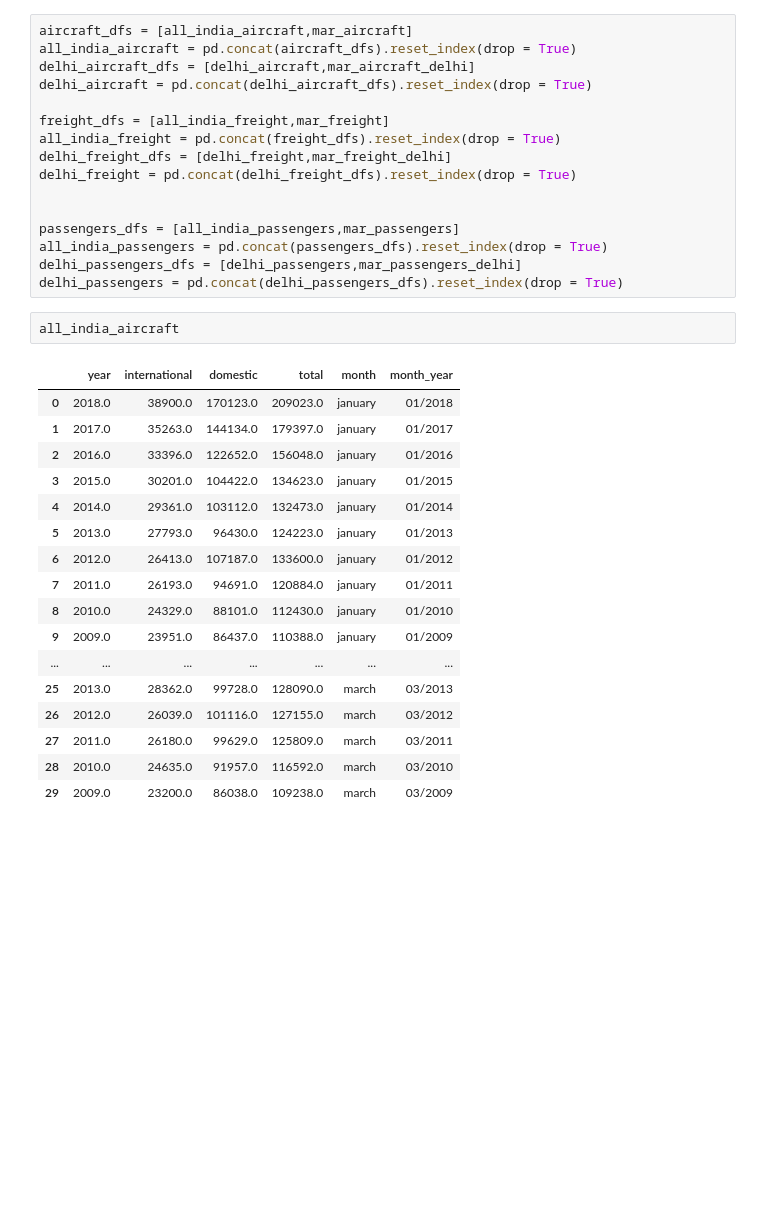
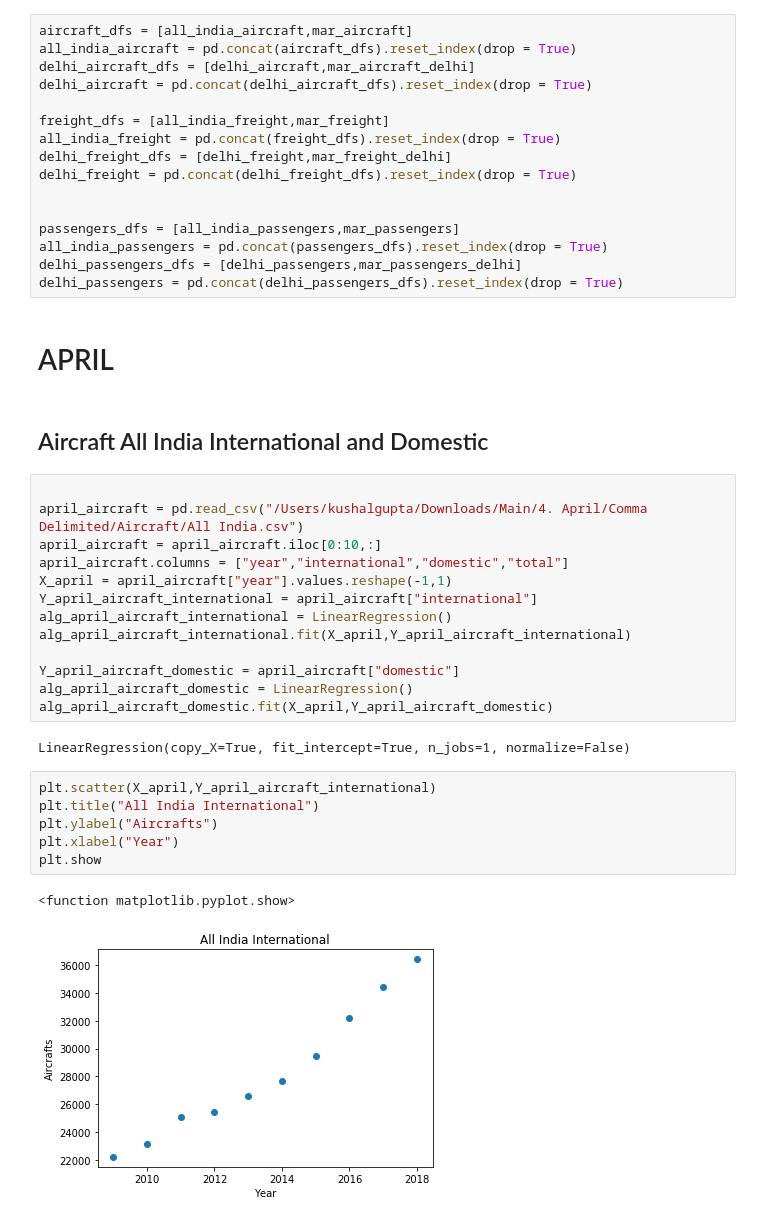
Before and after one commit to kushalguptadeveloper/Airport-Authority-Of-India-Internship-Project, a Jupyter notebook: AAI.ipynb, the cells around one changed output. Drawn from its saved outputs; the diff is of its cells as text; blank space fills up the shorter version.

Commit message:
models and graphs for april added

```diff
--- a/AAI.ipynb
+++ b/AAI.ipynb
@@ -724,23 +724,31 @@ passengers_dfs = [all_india_passengers,mar_passengers]
 all_india_passengers = pd.concat(passengers_dfs).reset_index(drop = True)
 delhi_passengers_dfs = [delhi_passengers,mar_passengers_delhi]
 delhi_passengers = pd.concat(delhi_passengers_dfs).reset_index(drop = True)
-# %%
-all_india_aircraft
-# %% [output]
-|  | year | international | domestic | total | month | month_year |
-| 0 | 2018.0 | 38900.0 | 170123.0 | 209023.0 | january | 01/2018 |
-| 1 | 2017.0 | 35263.0 | 144134.0 | 179397.0 | january | 01/2017 |
-| 2 | 2016.0 | 33396.0 | 122652.0 | 156048.0 | january | 01/2016 |
-| 3 | 2015.0 | 30201.0 | 104422.0 | 134623.0 | january | 01/2015 |
-| 4 | 2014.0 | 29361.0 | 103112.0 | 132473.0 | january | 01/2014 |
-| 5 | 2013.0 | 27793.0 | 96430.0 | 124223.0 | january | 01/2013 |
-| 6 | 2012.0 | 26413.0 | 107187.0 | 133600.0 | january | 01/2012 |
-| 7 | 2011.0 | 26193.0 | 94691.0 | 120884.0 | january | 01/2011 |
-| 8 | 2010.0 | 24329.0 | 88101.0 | 112430.0 | january | 01/2010 |
-| 9 | 2009.0 | 23951.0 | 86437.0 | 110388.0 | january | 01/2009 |
-| ... | ... | ... | ... | ... | ... | ... |
-| 25 | 2013.0 | 28362.0 | 99728.0 | 128090.0 | march | 03/2013 |
-| 26 | 2012.0 | 26039.0 | 101116.0 | 127155.0 | march | 03/2012 |
-| 27 | 2011.0 | 26180.0 | 99629.0 | 125809.0 | march | 03/2011 |
-| 28 | 2010.0 | 24635.0 | 91957.0 | 116592.0 | march | 03/2010 |
-| 29 | 2009.0 | 23200.0 | 86038.0 | 109238.0 | march | 03/2009 |
+# %% [markdown]
+# APRIL
+# %% [markdown]
+## Aircraft All India International and Domestic
+# %%
+
+april_aircraft = pd.read_csv("/Users/kushalgupta/Downloads/Main/4. April/Comma Delimited/Aircraft/All India.csv")
+april_aircraft = april_aircraft.iloc[0:10,:]
+april_aircraft.columns = ["year","international","domestic","total"]
+X_april = april_aircraft["year"].values.reshape(-1,1)
+Y_april_aircraft_international = april_aircraft["international"]
+alg_april_aircraft_international = LinearRegression()
+alg_april_aircraft_international.fit(X_april,Y_april_aircraft_international)
+
+Y_april_aircraft_domestic = april_aircraft["domestic"]
+alg_april_aircraft_domestic = LinearRegression()
+alg_april_aircraft_domestic.fit(X_april,Y_april_aircraft_domestic)
+# %% [output]
+LinearRegression(copy_X=True, fit_intercept=True, n_jobs=1, normalize=False)
+# %%
+plt.scatter(X_april,Y_april_aircraft_international)
+plt.title("All India International")
+plt.ylabel("Aircrafts")
+plt.xlabel("Year")
+plt.show
+# %% [output]
+<function matplotlib.pyplot.show>
+[figure, added]
```
Also changed, not shown: parts of 33 cells of this notebook.
